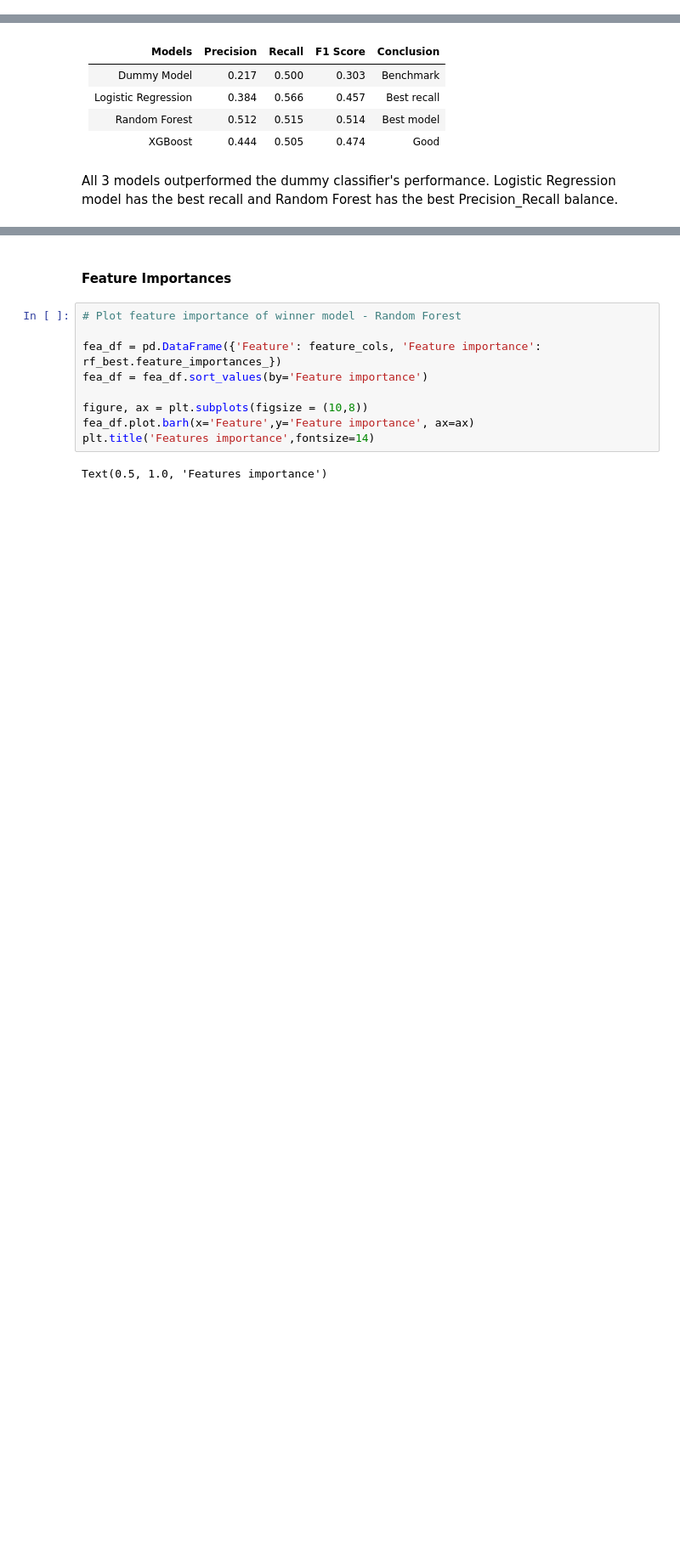
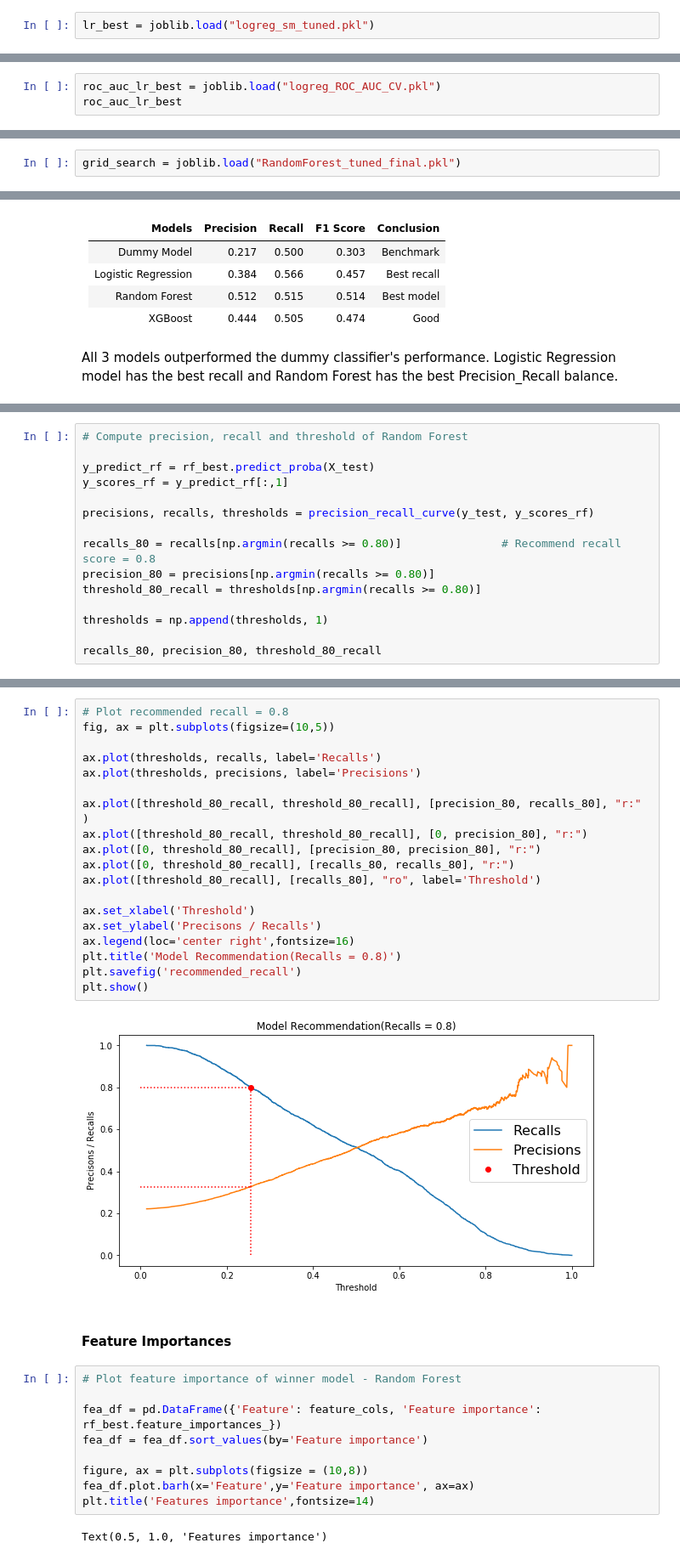
Before and after one commit to Hamrita/credit-card-default-prediction, a Jupyter notebook: Modeling/credit_card_default_part2_modeling.ipynb, the cells around one changed output, grey strips where cells are left out. Shown: that part at 85% size. Saved outputs shown, nothing was run; the diff lists cells and outputs as text; blank space fills up the shorter version.

```diff
--- a/Modeling/credit_card_default_part2_modeling.ipynb
+++ b/Modeling/credit_card_default_part2_modeling.ipynb
@@ -212,6 +216,8 @@ print(lr_best.best_params_)
 # joblib.dump(lr_best,"logreg_sm_tuned.pkl")
 # %% [output]
 ['logreg_sm_tuned.pkl']
+# %%
+lr_best = joblib.load("logreg_sm_tuned.pkl")
 # %%
 # Get ROC_AUC score of tuned model on training data
 
@@ -227,3 +233,6 @@ ROC_AUC score after tuning parameters:0.792
 # joblib.dump(roc_auc_lr_best,"logreg_ROC_AUC_CV.pkl")
 # %% [output]
 ['logreg_ROC_AUC_CV.pkl']
+# %%
+roc_auc_lr_best = joblib.load("logreg_ROC_AUC_CV.pkl")
+roc_auc_lr_best
@@ -333,6 +344,8 @@ Fitting 3 folds for each of 81 candidates, totalling 243 fits
 # joblib.dump(grid_search,"RandomForest_tuned_final.pkl")
 # %% [output]
 ['RandomForest_tuned_final.pkl']
+# %%
+grid_search = joblib.load("RandomForest_tuned_final.pkl")
 # %%
 # Use the best parameters to fit the model
 
@@ -596,0 +614,15 @@ All 3 models outperformed the dummy classifier's performance. Logistic Regressio
+# %%
+# Compute precision, recall and threshold of Random Forest
+
+y_predict_rf = rf_best.predict_proba(X_test)
+y_scores_rf = y_predict_rf[:,1]
+
+precisions, recalls, thresholds = precision_recall_curve(y_test, y_scores_rf)
+
+recalls_80 = recalls[np.argmin(recalls >= 0.80)]               # Recommend recall score = 0.8
+precision_80 = precisions[np.argmin(recalls >= 0.80)]
+threshold_80_recall = thresholds[np.argmin(recalls >= 0.80)]
+
+thresholds = np.append(thresholds, 1)
+
+recalls_80, precision_80, threshold_80_recall
@@ -597,3 +631,24 @@ All 3 models outperformed the dummy classifier's performance. Logistic Regressio
+# %%
+# Plot recommended recall = 0.8
+fig, ax = plt.subplots(figsize=(10,5))
+
+ax.plot(thresholds, recalls, label='Recalls')
+ax.plot(thresholds, precisions, label='Precisions')
+
+ax.plot([threshold_80_recall, threshold_80_recall], [precision_80, recalls_80], "r:" )
+ax.plot([threshold_80_recall, threshold_80_recall], [0, precision_80], "r:")
+ax.plot([0, threshold_80_recall], [precision_80, precision_80], "r:")
+ax.plot([0, threshold_80_recall], [recalls_80, recalls_80], "r:")
+ax.plot([threshold_80_recall], [recalls_80], "ro", label='Threshold')
+
+ax.set_xlabel('Threshold')
+ax.set_ylabel('Precisons / Recalls')
+ax.legend(loc='center right',fontsize=16)
+plt.title('Model Recommendation(Recalls = 0.8)')
+plt.savefig('recommended_recall')
+plt.show()
+# %% [output]
+[figure, added]
 # %% [markdown]
 #### Feature Importances
 # %%
```
Also changed, not shown: parts of 12 cells of this notebook.
